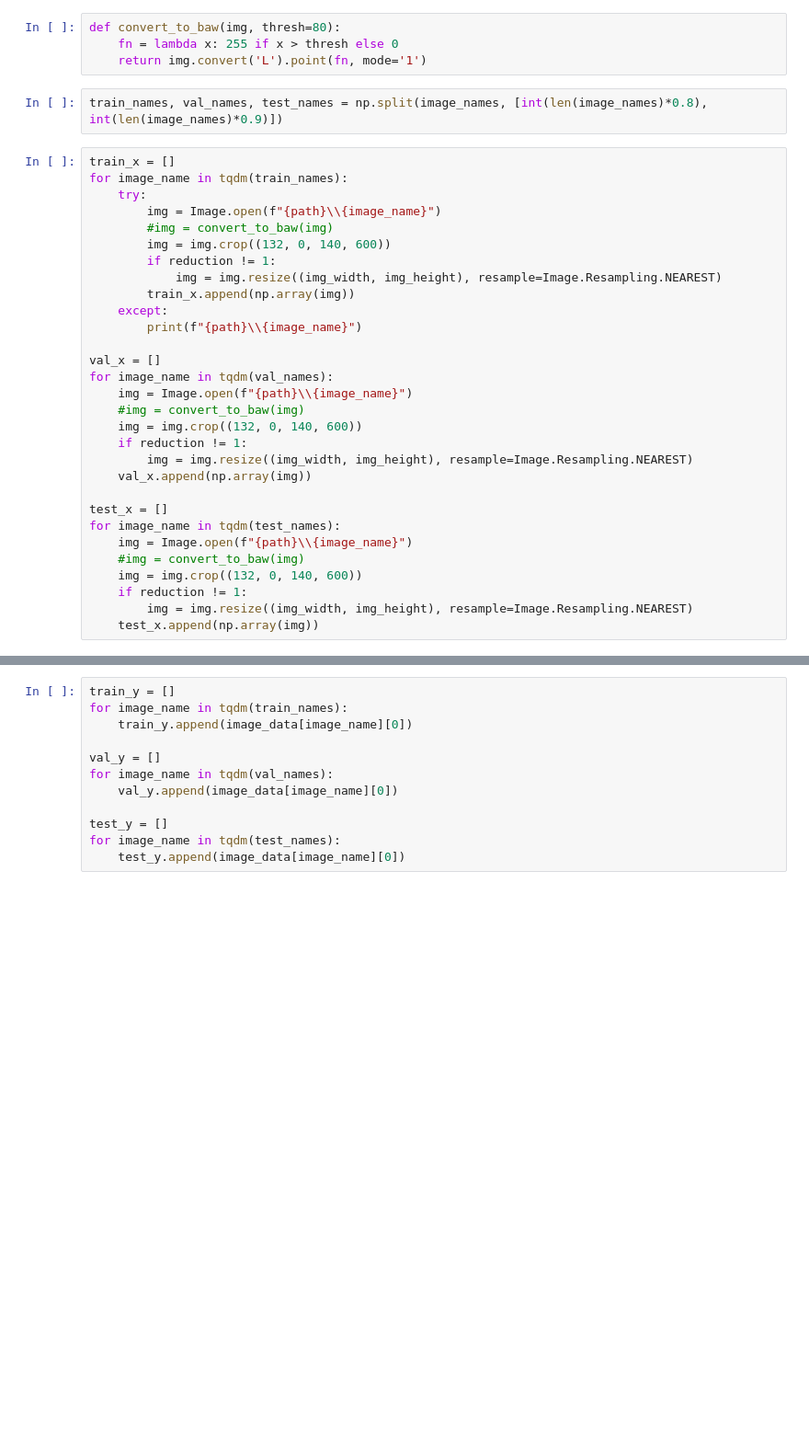
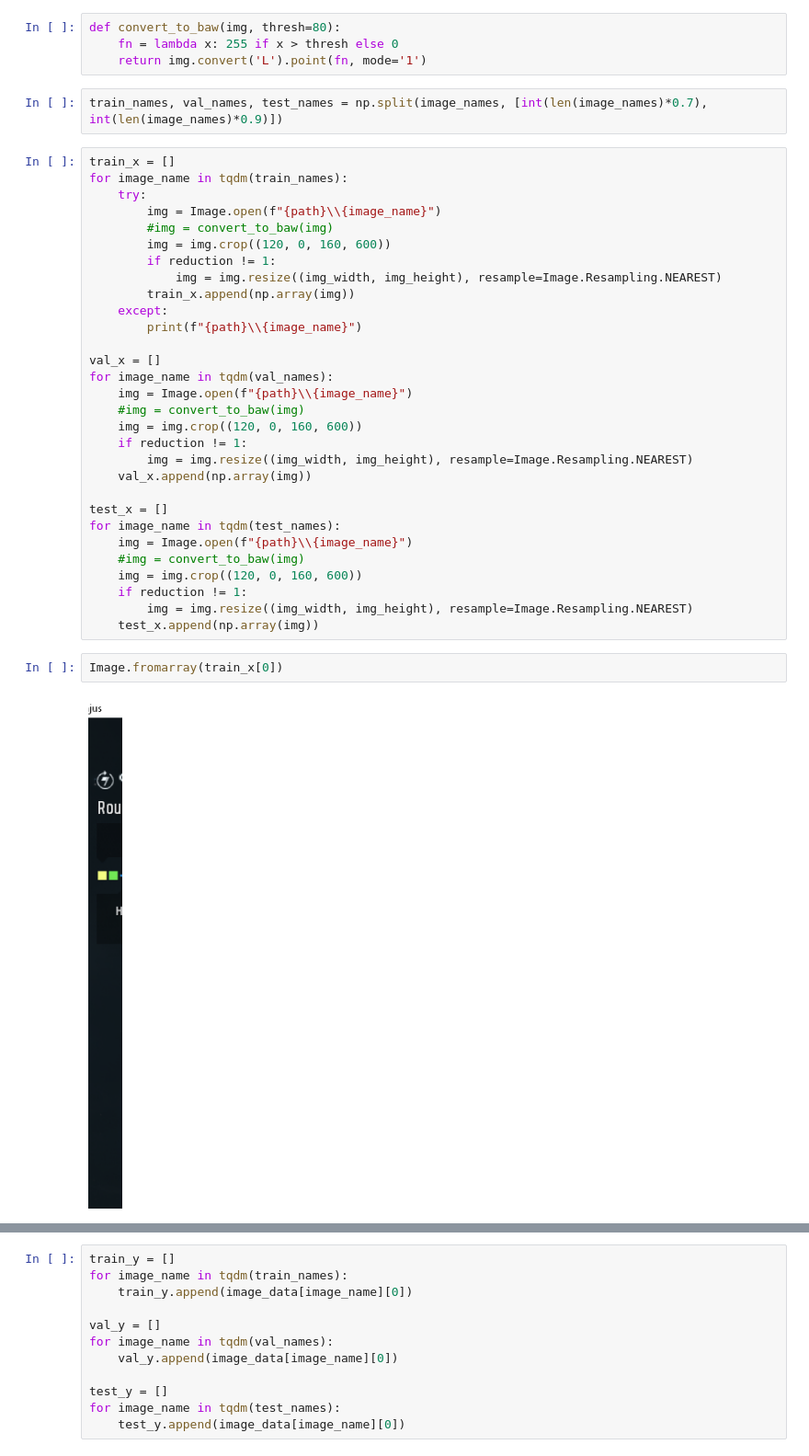
Before and after one commit to darkmatter2222/EVE-Online-Bot, a Jupyter notebook: TrainingPipelines/Universal_Regressor.ipynb, the cells around one changed output, grey strips where cells are left out. Shown at 92% size. Cells and saved outputs as stored; diff of their text form; blank space fills up the shorter version.

```diff
--- a/TrainingPipelines/Universal_Regressor.ipynb
+++ b/TrainingPipelines/Universal_Regressor.ipynb
@@ -70,14 +71,14 @@ def convert_to_baw(img, thresh=80):
     fn = lambda x: 255 if x > thresh else 0
     return img.convert('L').point(fn, mode='1')
 # %%
-train_names, val_names, test_names = np.split(image_names, [int(len(image_names)*0.8), int(len(image_names)*0.9)])
+train_names, val_names, test_names = np.split(image_names, [int(len(image_names)*0.7), int(len(image_names)*0.9)])
 # %%
 train_x = []
 for image_name in tqdm(train_names):
     try:
         img = Image.open(f"{path}\\{image_name}")
         #img = convert_to_baw(img)
-        img = img.crop((132, 0, 140, 600))
+        img = img.crop((120, 0, 160, 600))
         if reduction != 1:
             img = img.resize((img_width, img_height), resample=Image.Resampling.NEAREST)
         train_x.append(np.array(img))
@@ -88,7 +89,7 @@ val_x = []
 for image_name in tqdm(val_names):
     img = Image.open(f"{path}\\{image_name}")
     #img = convert_to_baw(img)
-    img = img.crop((132, 0, 140, 600))
+    img = img.crop((120, 0, 160, 600))
     if reduction != 1:
         img = img.resize((img_width, img_height), resample=Image.Resampling.NEAREST)
     val_x.append(np.array(img))
@@ -97,7 +98,11 @@ test_x = []
 for image_name in tqdm(test_names):
     img = Image.open(f"{path}\\{image_name}")
     #img = convert_to_baw(img)
-    img = img.crop((132, 0, 140, 600))
+    img = img.crop((120, 0, 160, 600))
     if reduction != 1:
         img = img.resize((img_width, img_height), resample=Image.Resampling.NEAREST)
     test_x.append(np.array(img))
+# %%
+Image.fromarray(train_x[0])
+# %% [output]
+[figure, added]
```
Also changed, not shown: parts of 33 cells of this notebook, 5 other files.
